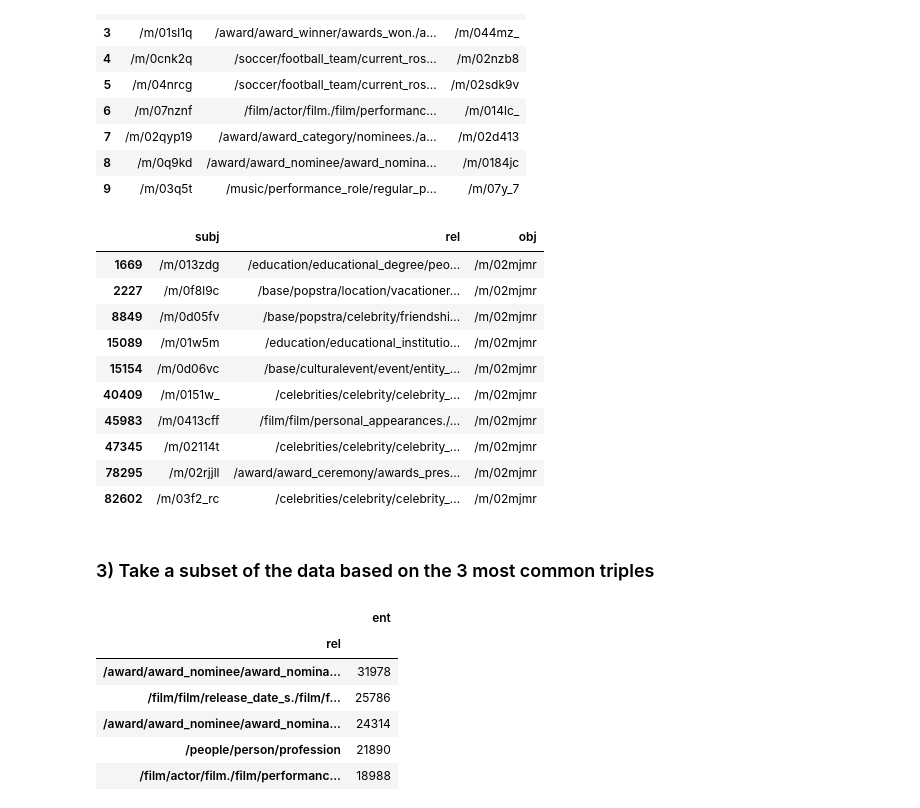
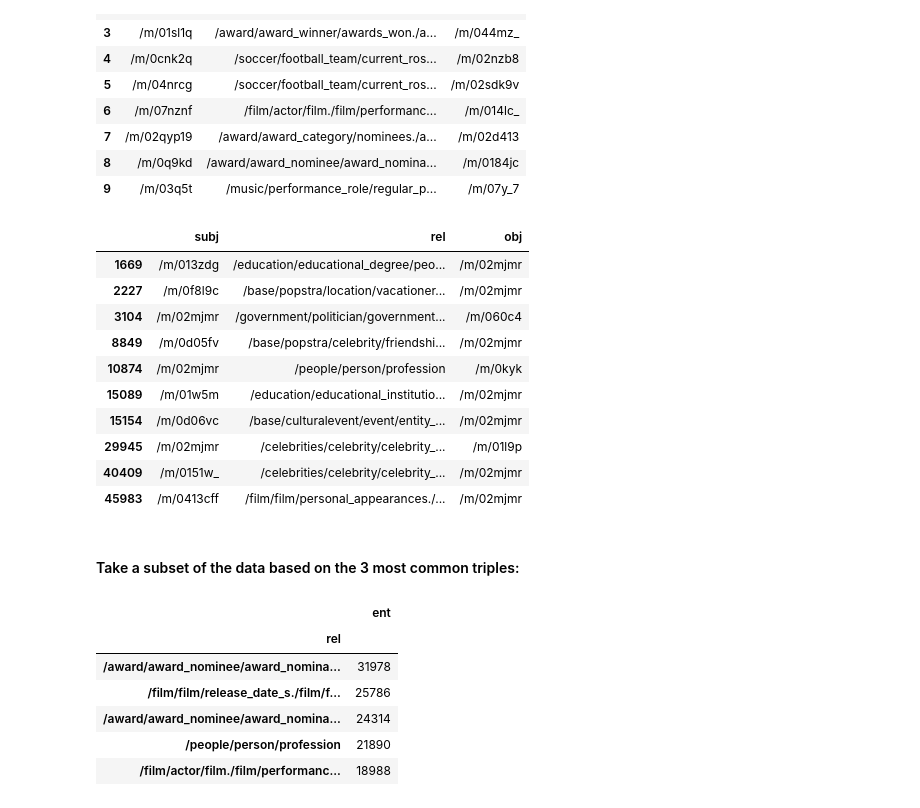
Before and after one commit to AnishRaj20/TransE_Algorithm, a Jupyter notebook: TransE_Algorithm.ipynb, the cells around one changed output. Saved outputs shown, nothing was run; the diff lists cells and outputs as text; code cells hidden in the pictures.

```diff
--- a/TransE_Algorithm.ipynb
+++ b/TransE_Algorithm.ipynb
@@ -50,23 +57,23 @@ The training data contains 272115 triples.
 | 8 | /m/0q9kd | /award/award_nominee/award_nomina... | /m/0184jc |
 | 9 | /m/03q5t | /music/performance_role/regular_p... | /m/07y_7 |
 # %%
-obama = train_dat[(train_dat["obj"] == "/m/02mjmr") |
+obama = train_dat[(train_dat["subj"] == "/m/02mjmr") |
                   (train_dat["obj"] == "/m/02mjmr")]
 obama.head(10)
 # %% [output]
 |  | subj | rel | obj |
 | 1669 | /m/013zdg | /education/educational_degree/peo... | /m/02mjmr |
 | 2227 | /m/0f8l9c | /base/popstra/location/vacationer... | /m/02mjmr |
+| 3104 | /m/02mjmr | /government/politician/government... | /m/060c4 |
 | 8849 | /m/0d05fv | /base/popstra/celebrity/friendshi... | /m/02mjmr |
+| 10874 | /m/02mjmr | /people/person/profession | /m/0kyk |
 | 15089 | /m/01w5m | /education/educational_institutio... | /m/02mjmr |
 | 15154 | /m/0d06vc | /base/culturalevent/event/entity_... | /m/02mjmr |
+| 29945 | /m/02mjmr | /celebrities/celebrity/celebrity_... | /m/01l9p |
 | 40409 | /m/0151w_ | /celebrities/celebrity/celebrity_... | /m/02mjmr |
 | 45983 | /m/0413cff | /film/film/personal_appearances./... | /m/02mjmr |
-| 47345 | /m/02114t | /celebrities/celebrity/celebrity_... | /m/02mjmr |
-| 78295 | /m/02rjjll | /award/award_ceremony/awards_pres... | /m/02mjmr |
-| 82602 | /m/03f2_rc | /celebrities/celebrity/celebrity_... | /m/02mjmr |
 # %% [markdown]
-### 3) Take a subset of the data based on the 3 most common triples
+#### Take a subset of the data based on the 3 most common triples:
 # %%
 subj_tab = train_dat.filter(items=["subj", "rel"])
 subj_tab = subj_tab.rename(index=str, columns={"subj": "ent"})
```
Also changed, not shown: parts of 7 cells of this notebook.
